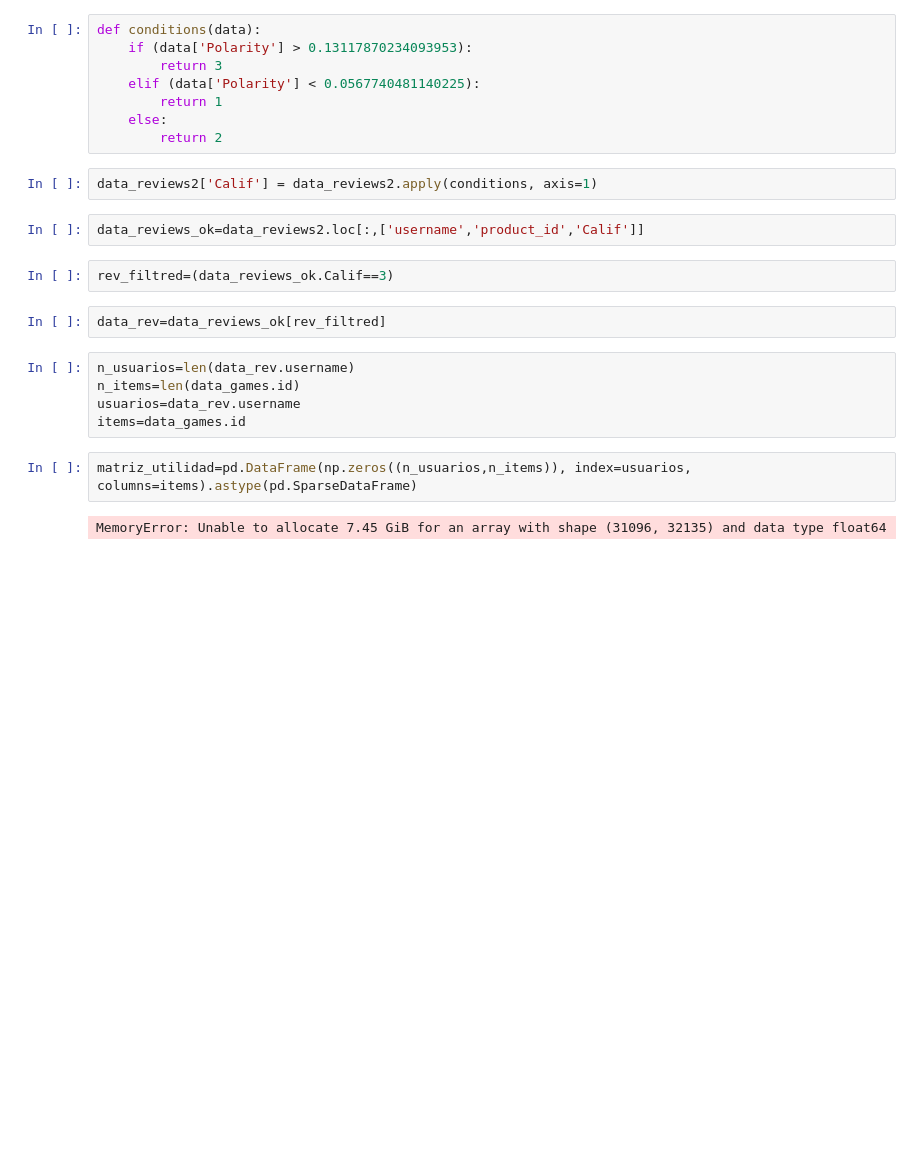
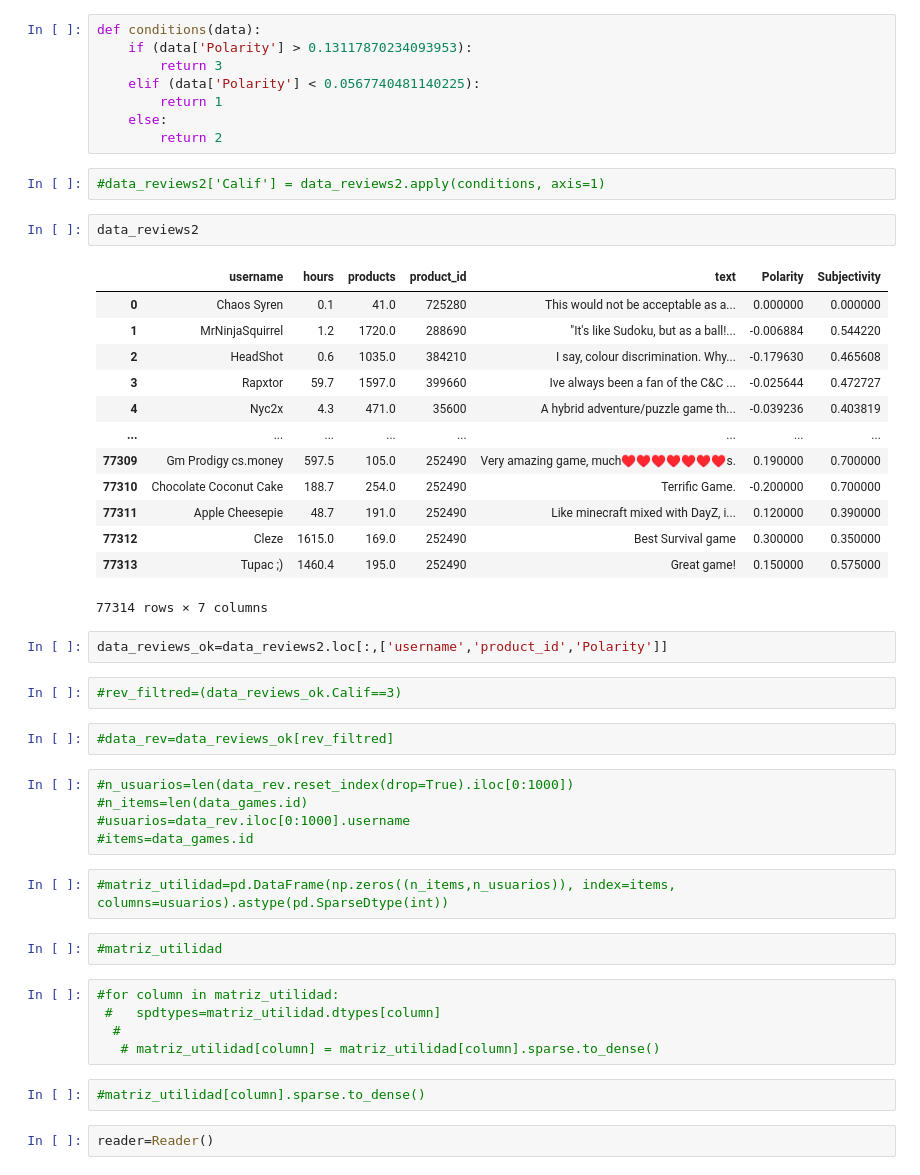
Before and after one commit to GabrielNayi/Acamica_Sprint_3, a Jupyter notebook: sistema_recom.ipynb, the cells around one changed output. Saved outputs shown, nothing was run; the diff lists cells and outputs as text; blank space fills up the shorter version.

```diff
--- a/sistema_recom.ipynb
+++ b/sistema_recom.ipynb
@@ -409,19 +415,44 @@ def conditions(data):
     else:
         return 2
 # %%
-data_reviews2['Calif'] = data_reviews2.apply(conditions, axis=1)
+#data_reviews2['Calif'] = data_reviews2.apply(conditions, axis=1)
+# %%
+data_reviews2
+# %% [output]
+|  | username | hours | products | product_id | text | Polarity | Subjectivity |
+| 0 | Chaos Syren | 0.1 | 41.0 | 725280 | This would not be acceptable as a... | 0.000000 | 0.000000 |
+| 1 | MrNinjaSquirrel | 1.2 | 1720.0 | 288690 | "It's like Sudoku, but as a ball!... | -0.006884 | 0.544220 |
+| 2 | HeadShot | 0.6 | 1035.0 | 384210 | I say, colour discrimination. Why... | -0.179630 | 0.465608 |
+| 3 | Rapxtor | 59.7 | 1597.0 | 399660 | Ive always been a fan of the C&C ... | -0.025644 | 0.472727 |
+| 4 | Nyc2x | 4.3 | 471.0 | 35600 | A hybrid adventure/puzzle game th... | -0.039236 | 0.403819 |
+| ... | ... | ... | ... | ... | ... | ... | ... |
+| 77309 | Gm Prodigy cs.money | 597.5 | 105.0 | 252490 | Very amazing game, much♥♥♥♥♥♥♥s. | 0.190000 | 0.700000 |
+| 77310 | Chocolate Coconut Cake | 188.7 | 254.0 | 252490 | Terrific Game. | -0.200000 | 0.700000 |
+| 77311 | Apple Cheesepie | 48.7 | 191.0 | 252490 | Like minecraft mixed with DayZ, i... | 0.120000 | 0.390000 |
+| 77312 | Cleze | 1615.0 | 169.0 | 252490 | Best Survival game | 0.300000 | 0.350000 |
+| 77313 | Tupac ;) | 1460.4 | 195.0 | 252490 | Great game! | 0.150000 | 0.575000 |
+77314 rows × 7 columns
 # %%
-data_reviews_ok=data_reviews2.loc[:,['username','product_id','Calif']]
+data_reviews_ok=data_reviews2.loc[:,['username','product_id','Polarity']]
 # %%
-rev_filtred=(data_reviews_ok.Calif==3)
+#rev_filtred=(data_reviews_ok.Calif==3)
 # %%
-data_rev=data_reviews_ok[rev_filtred]
+#data_rev=data_reviews_ok[rev_filtred]
 # %%
-n_usuarios=len(data_rev.username)
-n_items=len(data_games.id)
-usuarios=data_rev.username
-items=data_games.id
+#n_usuarios=len(data_rev.reset_index(drop=True).iloc[0:1000])
+#n_items=len(data_games.id)
+#usuarios=data_rev.iloc[0:1000].username
+#items=data_games.id
 # %%
-matriz_utilidad=pd.DataFrame(np.zeros((n_usuarios,n_items)), index=usuarios, columns=items).astype(pd.SparseDataFrame)
+#matriz_utilidad=pd.DataFrame(np.zeros((n_items,n_usuarios)), index=items, columns=usuarios).astype(pd.SparseDtype(int))
-# %% [output]
-MemoryError: Unable to allocate 7.45 GiB for an array with shape (31096, 32135) and data type float64
+# %%
+#matriz_utilidad
+# %%
+#for column in matriz_utilidad:
+ #   spdtypes=matriz_utilidad.dtypes[column]
+  #
+   # matriz_utilidad[column] = matriz_utilidad[column].sparse.to_dense()
+# %%
+#matriz_utilidad[column].sparse.to_dense()
+# %%
+reader=Reader()
```
Also changed, not shown: parts of 21 cells of this notebook.
